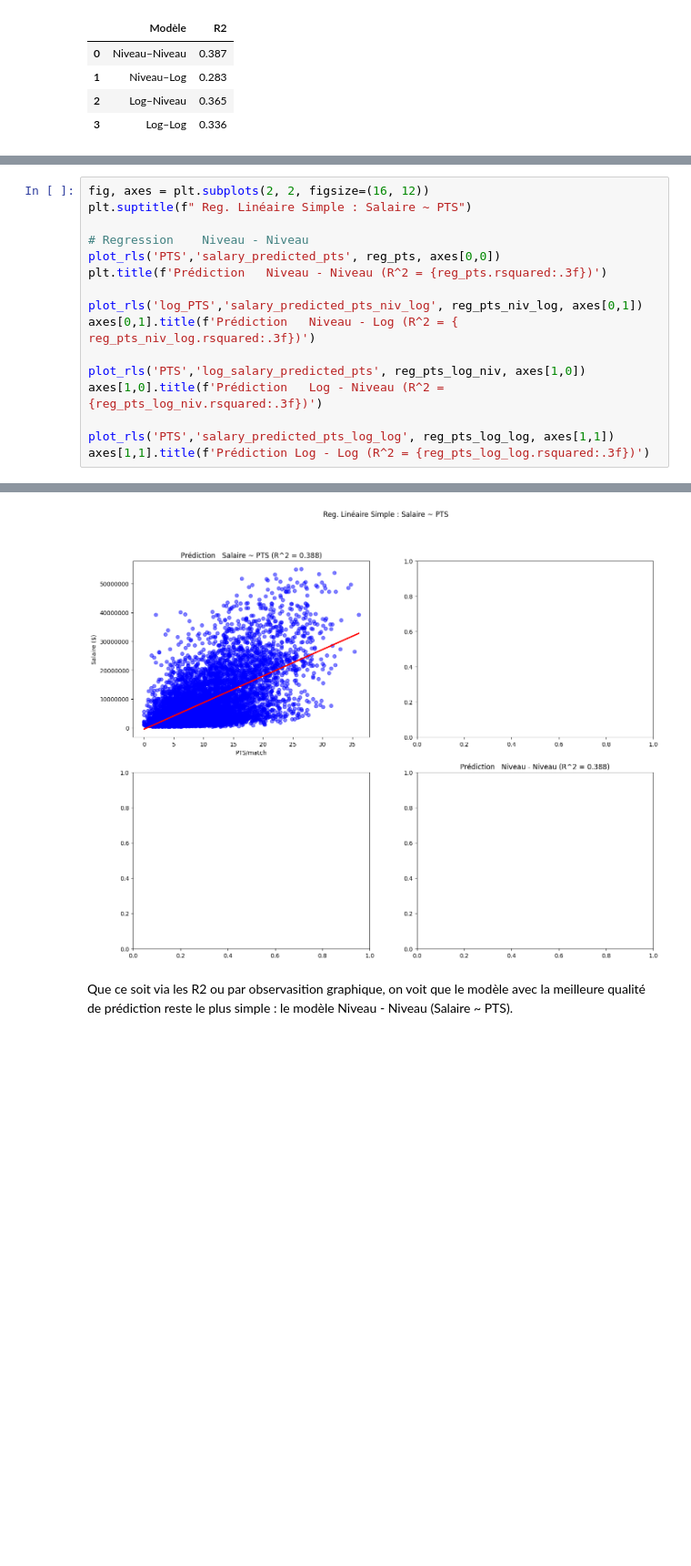
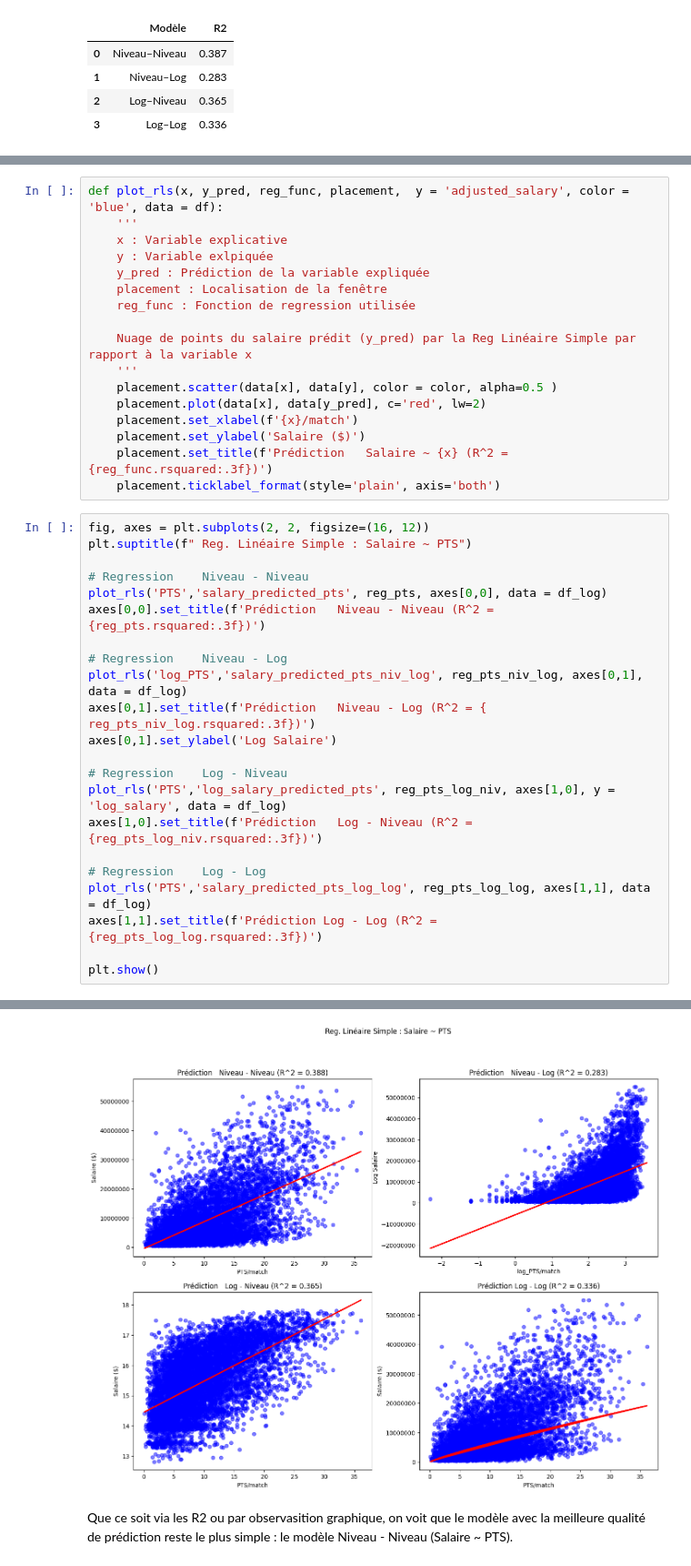
Before and after one commit to ElliotLunati/NBA_stats, a Jupyter notebook: code_gianni.ipynb, the cells around one changed output, grey strips where cells are left out. Shown at 91% size. Saved outputs shown, nothing was run; the diff lists cells and outputs as text; blank space fills up the shorter version.

Commit message:
Fonctions plot, code + propre, reste à refaire la normalisation

```diff
--- a/code_gianni.ipynb
+++ b/code_gianni.ipynb
@@ -524,17 +479,40 @@ plt.plot()
+# %%
+def plot_rls(x, y_pred, reg_func, placement,  y = 'adjusted_salary', color = 'blue', data = df):
+    '''
+    x : Variable explicative
+    y : Variable exlpiquée
+    y_pred : Prédiction de la variable expliquée
+    placement : Localisation de la fenêtre
+    reg_func : Fonction de regression utilisée
+
+    Nuage de points du salaire prédit (y_pred) par la Reg Linéaire Simple par rapport à la variable x
+    '''
+    placement.scatter(data[x], data[y], color = color, alpha=0.5 )
+    placement.plot(data[x], data[y_pred], c='red', lw=2)
+    placement.set_xlabel(f'{x}/match')
+    placement.set_ylabel('Salaire ($)')
+    placement.set_title(f'Prédiction   Salaire ~ {x} (R^2 = {reg_func.rsquared:.3f})')
+    placement.ticklabel_format(style='plain', axis='both')
 # %%
 fig, axes = plt.subplots(2, 2, figsize=(16, 12))
 plt.suptitle(f" Reg. Linéaire Simple : Salaire ~ PTS")
 
 # Regression    Niveau - Niveau
-plot_rls('PTS','salary_predicted_pts', reg_pts, axes[0,0])
-plt.title(f'Prédiction   Niveau - Niveau (R^2 = {reg_pts.rsquared:.3f})')
+plot_rls('PTS','salary_predicted_pts', reg_pts, axes[0,0], data = df_log)
+axes[0,0].set_title(f'Prédiction   Niveau - Niveau (R^2 = {reg_pts.rsquared:.3f})')
 
-plot_rls('log_PTS','salary_predicted_pts_niv_log', reg_pts_niv_log, axes[0,1])
-axes[0,1].title(f'Prédiction   Niveau - Log (R^2 = { reg_pts_niv_log.rsquared:.3f})')
+# Regression    Niveau - Log
+plot_rls('log_PTS','salary_predicted_pts_niv_log', reg_pts_niv_log, axes[0,1], data = df_log)
+axes[0,1].set_title(f'Prédiction   Niveau - Log (R^2 = { reg_pts_niv_log.rsquared:.3f})')
+axes[0,1].set_ylabel('Log Salaire')
 
-plot_rls('PTS','log_salary_predicted_pts', reg_pts_log_niv, axes[1,0])
-axes[1,0].title(f'Prédiction   Log - Niveau (R^2 = {reg_pts_log_niv.rsquared:.3f})')
+# Regression    Log - Niveau
+plot_rls('PTS','log_salary_predicted_pts', reg_pts_log_niv, axes[1,0], y = 'log_salary', data = df_log)
+axes[1,0].set_title(f'Prédiction   Log - Niveau (R^2 = {reg_pts_log_niv.rsquared:.3f})')
 
-plot_rls('PTS','salary_predicted_pts_log_log', reg_pts_log_log, axes[1,1])
-axes[1,1].title(f'Prédiction Log - Log (R^2 = {reg_pts_log_log.rsquared:.3f})')
+# Regression    Log - Log
+plot_rls('PTS','salary_predicted_pts_log_log', reg_pts_log_log, axes[1,1], data = df_log)
+axes[1,1].set_title(f'Prédiction Log - Log (R^2 = {reg_pts_log_log.rsquared:.3f})')
+
+plt.show()
 # %% [output]
@@ -542,4 +519,4 @@ KeyError: 'log_PTS'
-[figure, old version]
+[figure, new version]
 # %% [markdown]
 Que ce soit via les R2 ou par observasition graphique, on voit que le modèle avec la meilleure qualité de prédiction reste le plus simple : le modèle Niveau - Niveau (Salaire ~ PTS).
 # %%
```
Also changed, not shown: parts of 15 cells of this notebook.
